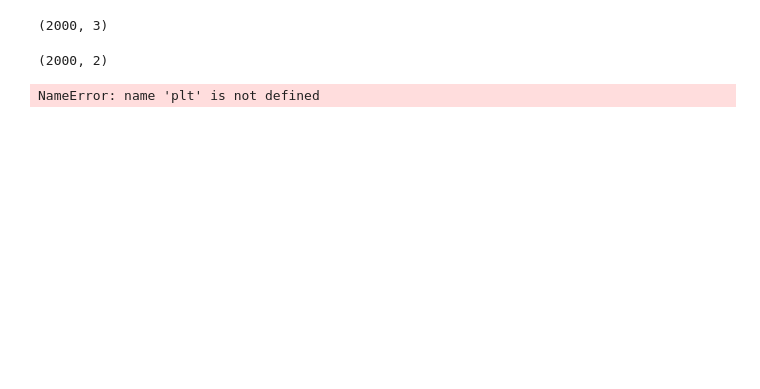
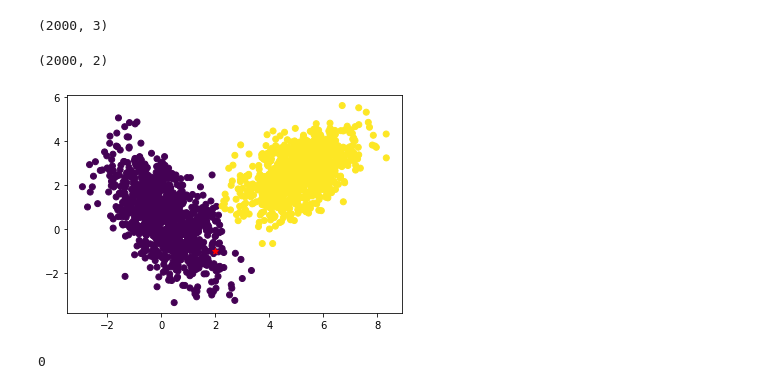
Before and after one commit to coding-blocks-archives/machine-learning-aug-2019, a Jupyter notebook: Lecture-03/KNN.ipynb, the cells around one changed output. Drawn from its saved outputs; the diff is of its cells as text; code cells hidden in the pictures; blank space fills up the shorter version.

```diff
--- a/Lecture-03/KNN.ipynb
+++ b/Lecture-03/KNN.ipynb
@@ -14,7 +14,11 @@ Y = data[:, -1]
 print(X.shape)
 # %% [output]
 (2000, 2)
+# %%
+test_point = np.array([2,-1])
 # %%
 plt.scatter(X[:,0],X[:,1],c=Y)
+plt.scatter(test_point[0],test_point[1],color='red',marker='*')
+plt.show()
 # %% [output]
-NameError: name 'plt' is not defined
+[figure, added]
@@ -20,0 +44,5 @@ NameError: name 'plt' is not defined
+# %%
+pred = knn(X,Y,test_point)
+print(pred)
+# %% [output]
+0
```
Also changed, not shown: parts of 2 cells of this notebook, 2 other files.
